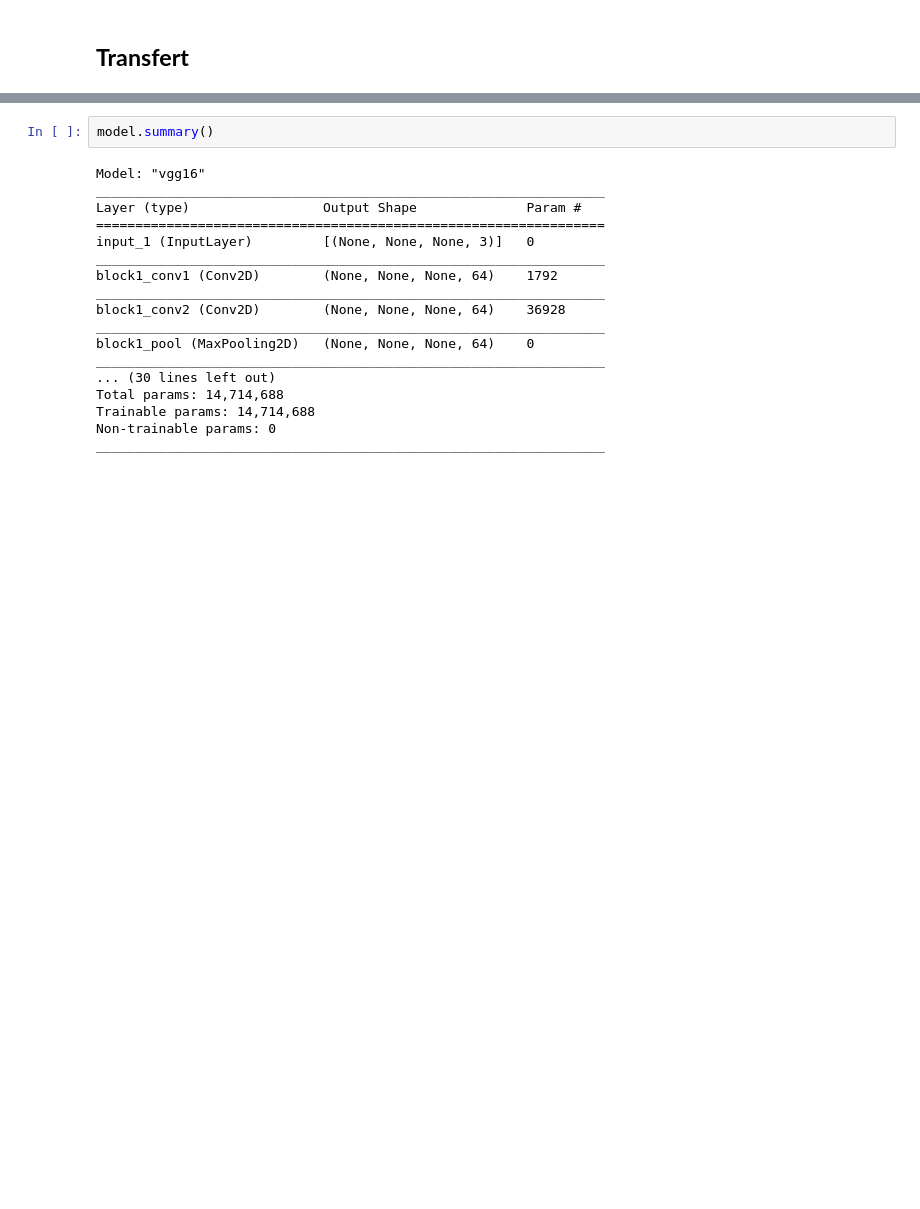
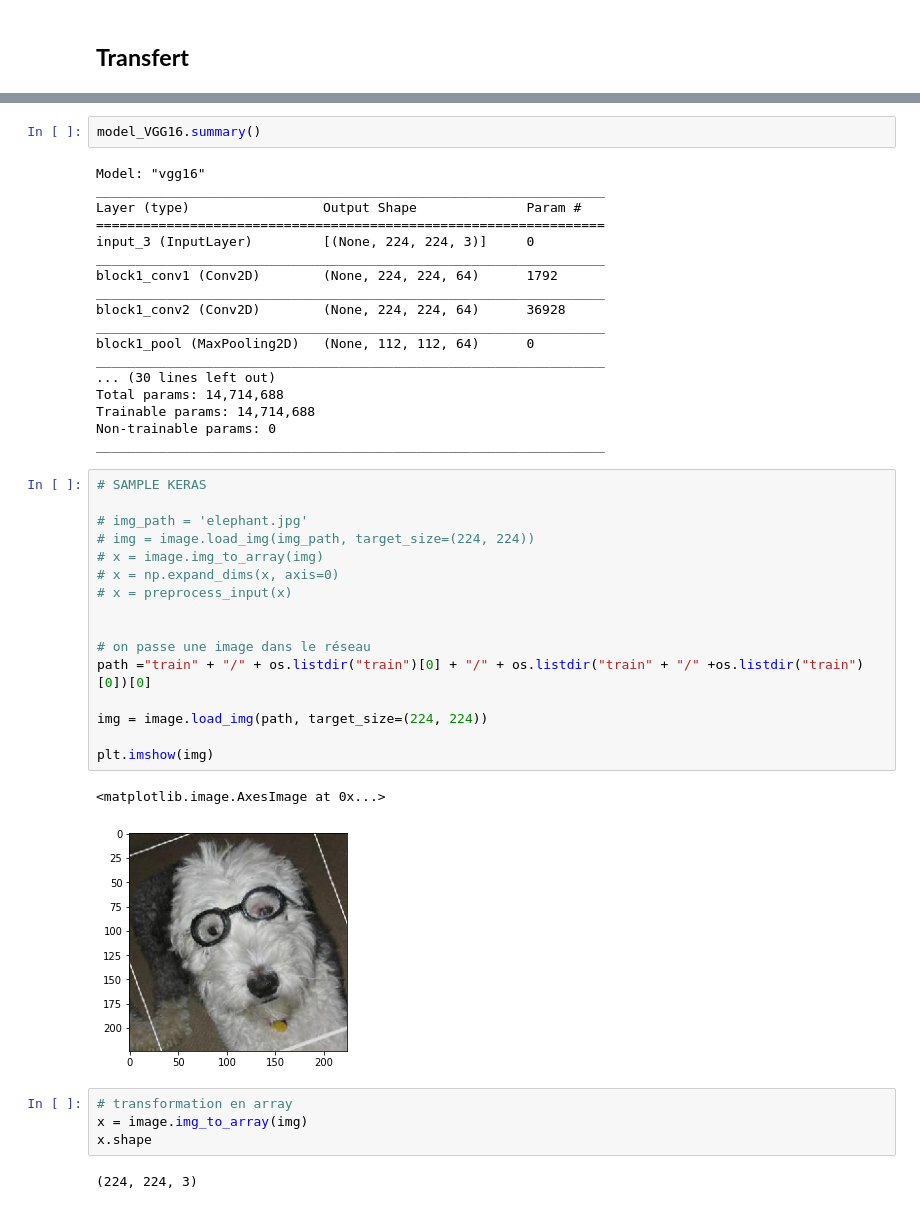
Before and after one commit to MarcLefevreFr/OpenClassrooms, a Jupyter notebook: P6/P6_TL_01.ipynb, the cells around one changed output, grey strips where cells are left out. Saved outputs shown, nothing was run; the diff lists cells and outputs as text; blank space fills up the shorter version.

```diff
--- a/P6/P6_TL_01.ipynb
+++ b/P6/P6_TL_01.ipynb
@@ -180,20 +181,45 @@ Downloading data from https://storage.googleapis.com/tensorflow/keras-applicatio
 # %%
-model.summary()
+model_VGG16.summary()
 # %% [output]
 Model: "vgg16"
 _________________________________________________________________
 Layer (type)                 Output Shape              Param #
 =================================================================
-input_1 (InputLayer)         [(None, None, None, 3)]   0
+input_3 (InputLayer)         [(None, 224, 224, 3)]     0
 _________________________________________________________________
-block1_conv1 (Conv2D)        (None, None, None, 64)    1792
+block1_conv1 (Conv2D)        (None, 224, 224, 64)      1792
 _________________________________________________________________
-block1_conv2 (Conv2D)        (None, None, None, 64)    36928
+block1_conv2 (Conv2D)        (None, 224, 224, 64)      36928
 _________________________________________________________________
-block1_pool (MaxPooling2D)   (None, None, None, 64)    0
+block1_pool (MaxPooling2D)   (None, 112, 112, 64)      0
 _________________________________________________________________
 ... (30 lines left out)
 Total params: 14,714,688
 Trainable params: 14,714,688
 Non-trainable params: 0
 _________________________________________________________________
+# %%
+# SAMPLE KERAS
+
+# img_path = 'elephant.jpg'
+# img = image.load_img(img_path, target_size=(224, 224))
+# x = image.img_to_array(img)
+# x = np.expand_dims(x, axis=0)
+# x = preprocess_input(x)
+
+
+# on passe une image dans le réseau
+path ="train" + "/" + os.listdir("train")[0] + "/" + os.listdir("train" + "/" +os.listdir("train")[0])[0]
+
+img = image.load_img(path, target_size=(224, 224))
+
+plt.imshow(img)
+# %% [output]
+<matplotlib.image.AxesImage at 0x...>
+[figure, added]
+# %%
+# transformation en array
+x = image.img_to_array(img)
+x.shape
+# %% [output]
+(224, 224, 3)
```
Also changed, not shown: parts of 48 cells of this notebook.
